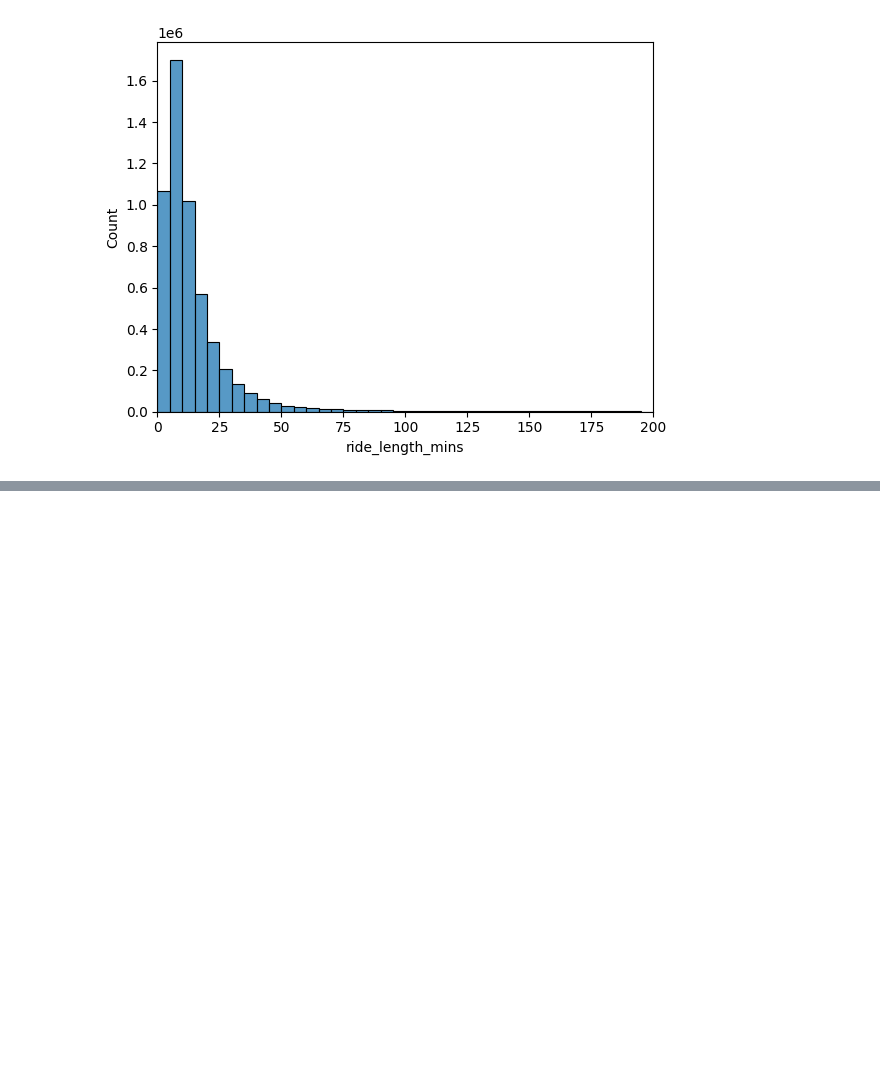
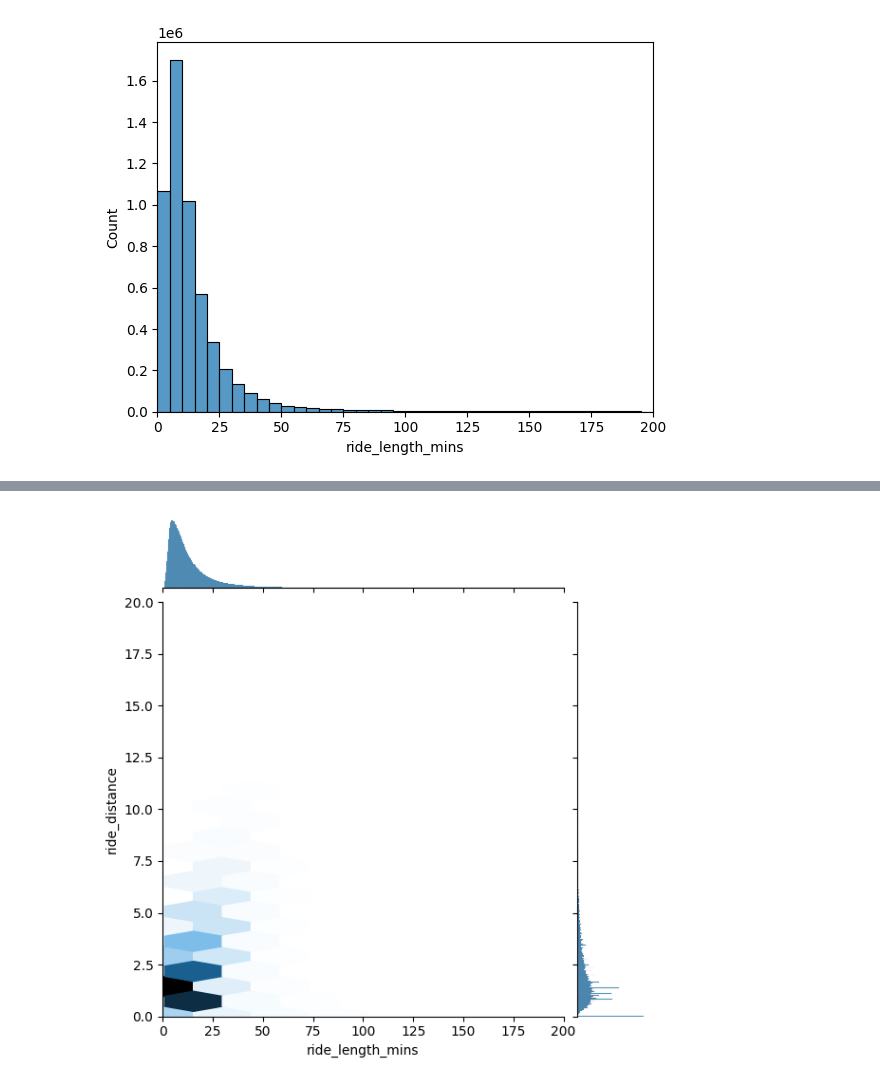
Before and after one commit to premsundar28/Cyclistic, a Jupyter notebook: master.ipynb, the cells around one changed output, grey strips where cells are left out. Drawn from its saved outputs; the diff is of its cells as text; code cells hidden in the pictures; blank space fills up the shorter version.

```diff
--- a/master.ipynb
+++ b/master.ipynb
@@ -339,0 +403,10 @@ plt.show()
+# %%
+sns.jointplot(data=master_cleaned_filtered,
+              x='ride_length_mins',
+              y='ride_distance',
+              kind="hex",
+              xlim=(0, 200),
+              ylim=(0, 20))
+plt.show()
+# %% [output]
+[figure, added]
```
Also changed, not shown: parts of 5 cells of this notebook, 3 other files.
